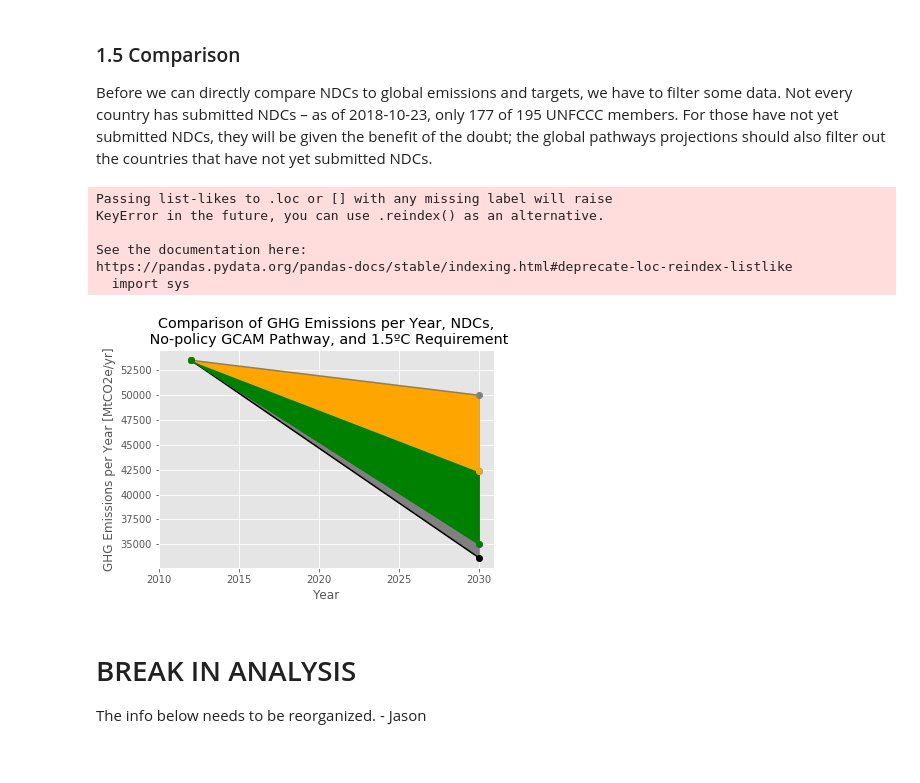
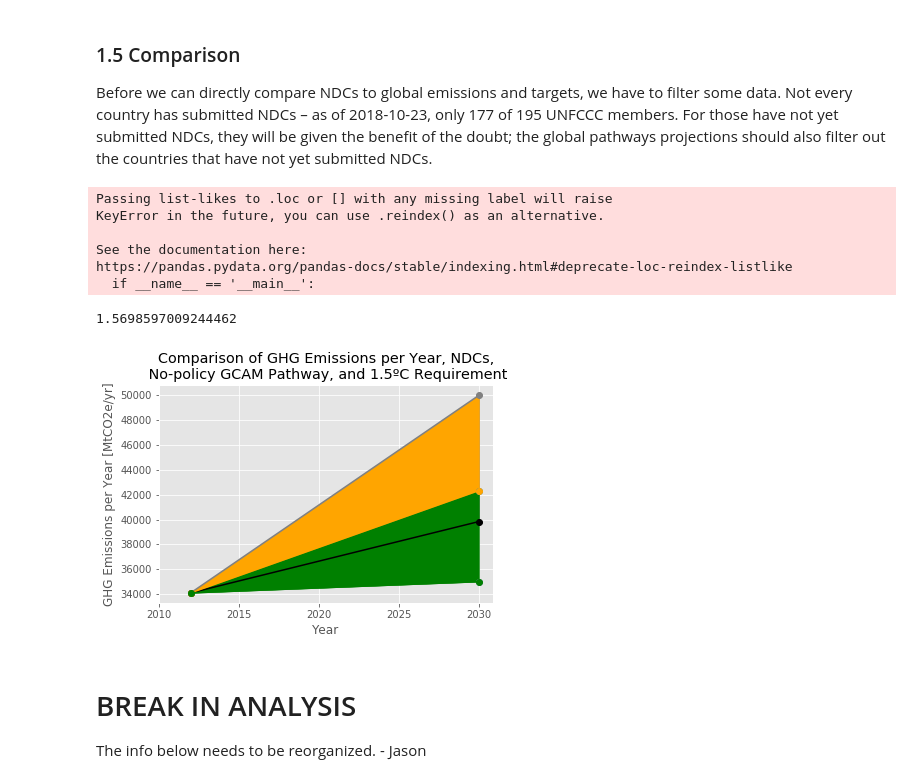
Before and after one commit to jasonrwang/ghg_analytics, a Jupyter notebook: ghg_analytics.ipynb, the cells around one changed output. Drawn from its saved outputs; the diff is of its cells as text; code cells hidden in the pictures.

Commit message:
Now compares CAIT pathway to non-merged ghgDf w/ include USA (CAIT)

```diff
--- a/ghg_analytics.ipynb
+++ b/ghg_analytics.ipynb
@@ -339,54 +339,58 @@ countryNDCs = NDCsDf['Country'].unique()
 convFactor = ghgForecast_GCAM[ (ghgForecast_GCAM['Scenario'] == 'No policy') &
                     (ghgForecast_GCAM['ESP Indicator Name'].str.startswith('Emissions|GHG')) ] \
                     .loc['World',['2005','2010']].sum() \
-            / ghgDf_merged.loc[countryNDCs,['2005','2010']].sum().values
+            / ghgDf_CAITghg.pivot(columns='Year',
+                  values='Total GHG Emissions Including Land-Use Change and Forestry (MtCO₂e‍)') \
+                    .loc[countryNDCs,[2005,2010]].sum().values
 
 # Take the average conversion factor between 2005 and 2010
 convFactor = convFactor.mean()
+convFactor
 # %% [output]
 Passing list-likes to .loc or [] with any missing label will raise
 KeyError in the future, you can use .reindex() as an alternative.
 
 See the documentation here:
 https://pandas.pydata.org/pandas-docs/stable/indexing.html#deprecate-loc-reindex-listlike
-  import sys
+  if __name__ == '__main__':
+1.5698597009244462
 # %%
-plt.plot(2012,ghgDf_WB.loc['World']['2012'],'o',
+plt.plot(2012,ghgDf_WB.loc['World']['2012']/convFactor,'o',
          2030,NDCs_clean.values.sum(),'o',
         2030,35000,'o')
 plt.xticks(range(2010,2031,5))
 plt.xlabel('Year')
 plt.ylabel('GHG Emissions per Year [MtCO2e/yr]')
 plt.title('Comparison of GHG Emissions per Year, NDCs,\n No-policy GCAM Pathway, and 1.5ºC Requirement')
 
 x1 = [2012,2030]
-y1 = [ghgDf_WB.loc['World']['2012'], ghgForecast_GCAM_BAU['2030'].sum()/convFactor]
-y2 = [ghgDf_WB.loc['World']['2012'], 50000]
-y3 = [ghgDf_WB.loc['World']['2012'], NDCs_clean.values.sum()]
-y4 = [ghgDf_WB.loc['World']['2012'], 35000]
+y1 = [ghgDf_WB.loc['World']['2012']/convFactor, ghgForecast_GCAM_BAU['2030'].sum()/convFactor]
+y2 = [ghgDf_WB.loc['World']['2012']/convFactor, 50000]
+y3 = [ghgDf_WB.loc['World']['2012']/convFactor, NDCs_clean.values.sum()]
+y4 = [ghgDf_WB.loc['World']['2012']/convFactor, 35000]
 
 CoeffLineNoPolicy = np.polyfit(x1,y1,1)
 CoeffLineLowTarget = np.polyfit(x1,y2,1)
 CoeffLineNDCs = np.polyfit(x1,y3,1)
 CoeffLineHighTarget = np.polyfit(x1,y4,1)
 
 LineNoPolicy = np.poly1d(CoeffLineNoPolicy)
 LineLowTarget = np.poly1d(CoeffLineLowTarget)
 LineNDCs = np.poly1d(CoeffLineNDCs)
 LineHighTarget = np.poly1d(CoeffLineHighTarget)
 
 plt.plot(x1, LineNoPolicy(x1), "-o", color = "black")
 plt.plot(x1, LineLowTarget(x1), "-o", color = "grey")
 plt.plot(x1, LineNDCs(x1), "-o", color = "orange")
 plt.plot(x1, LineHighTarget(x1), "-o", color = "green")
 
 plt.fill_between(x1, LineNoPolicy(x1), LineLowTarget(x1), color = "grey")
 plt.fill_between(x1, LineLowTarget(x1), LineNDCs(x1), color = "orange")
 plt.fill_between(x1, LineNDCs(x1), LineHighTarget(x1), color = "green")
 plt.xticks(range(2010, 2031, 5))
 plt.show()
 # %% [output]
-[figure, old version]
+[figure, new version]
 # %% [markdown]
 # BREAK IN ANALYSIS
 
```
Also changed, not shown: parts of 1 cell of this notebook.
